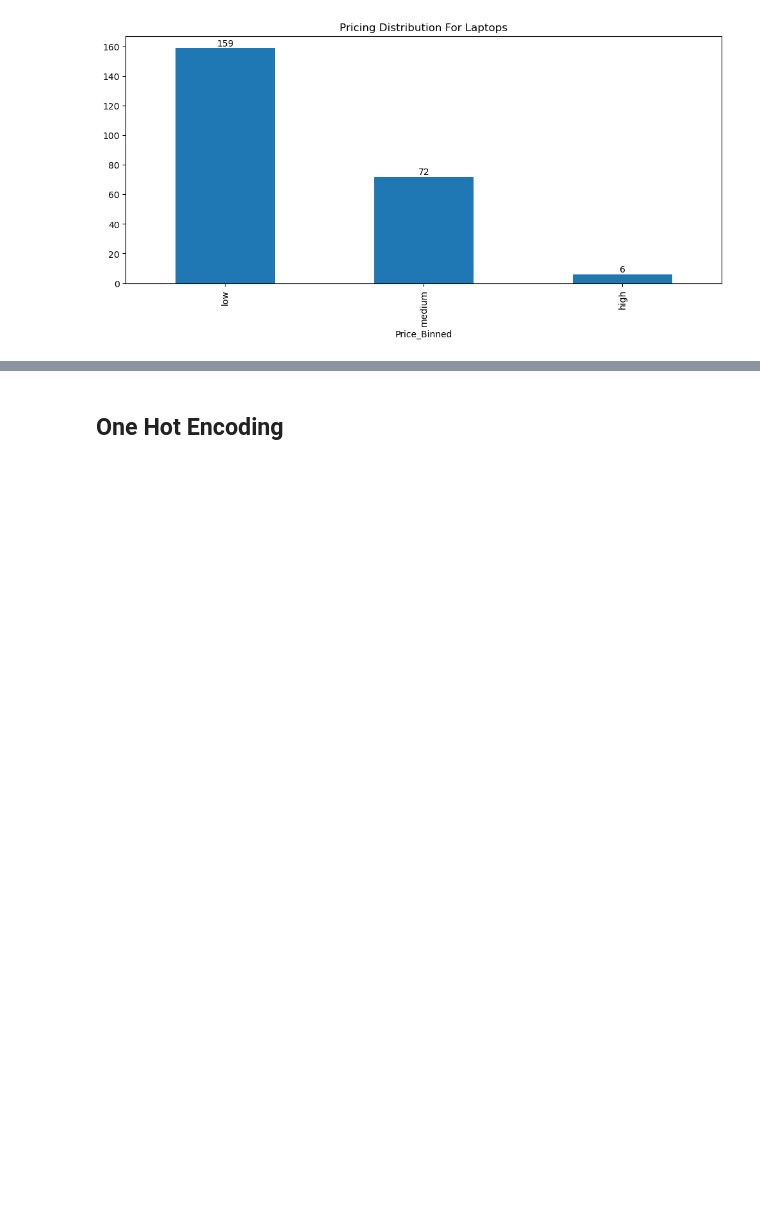
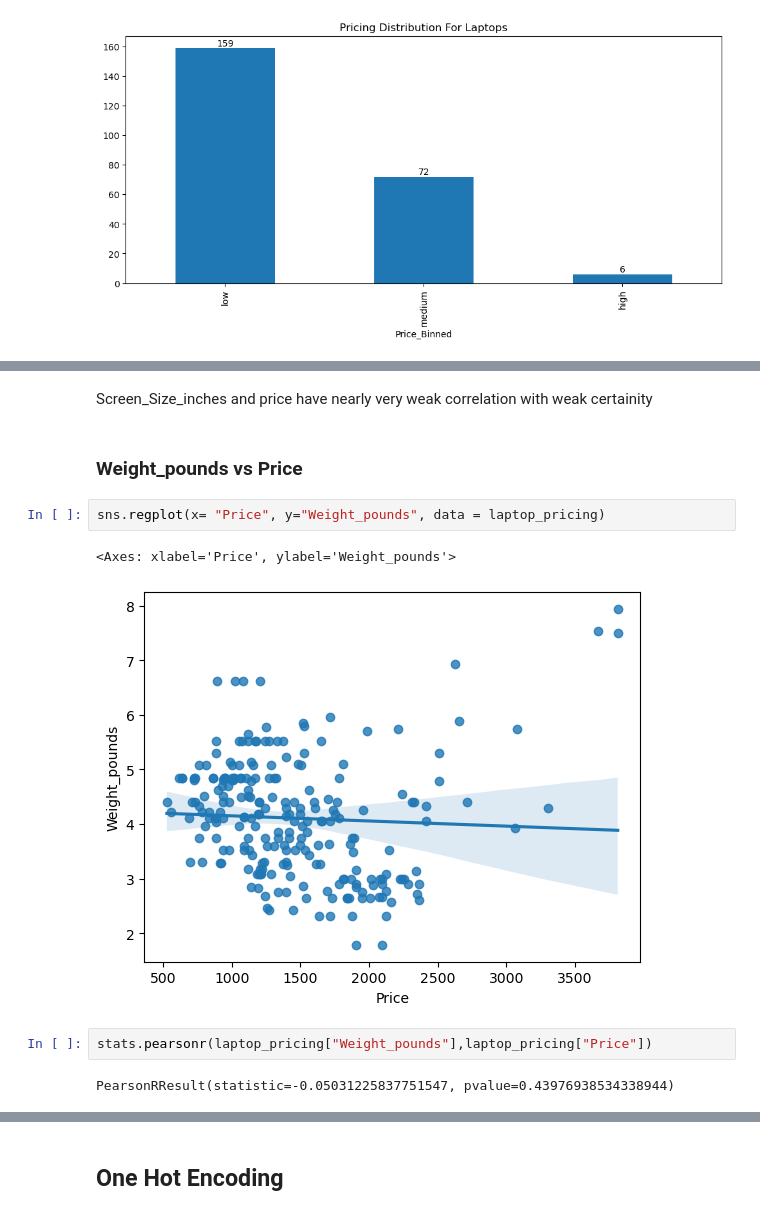
Before and after one commit to vythrey/eda_with_python_laptop_pricing, a Jupyter notebook: eda_with_python_laptop_pricing.ipynb, the cells around one changed output, grey strips where cells are left out. Saved outputs shown, nothing was run; the diff lists cells and outputs as text; blank space fills up the shorter version.

```diff
--- a/eda_with_python_laptop_pricing.ipynb
+++ b/eda_with_python_laptop_pricing.ipynb
@@ -409,0 +460,13 @@ graph_for_Price_Binned.bar_label(graph_for_Price_Binned.containers[0], label_typ
+# %% [markdown]
+Screen_Size_inches and price have nearly very weak correlation with weak certainity
+# %% [markdown]
+### Weight_pounds vs Price
+# %%
+sns.regplot(x= "Price", y="Weight_pounds", data = laptop_pricing)
+# %% [output]
+<Axes: xlabel='Price', ylabel='Weight_pounds'>
+[figure, added]
+# %%
+stats.pearsonr(laptop_pricing["Weight_pounds"],laptop_pricing["Price"])
+# %% [output]
+PearsonRResult(statistic=-0.05031225837751547, pvalue=0.43976938534338944)
```
Also changed, not shown: parts of 49 cells of this notebook, 1 other file.
